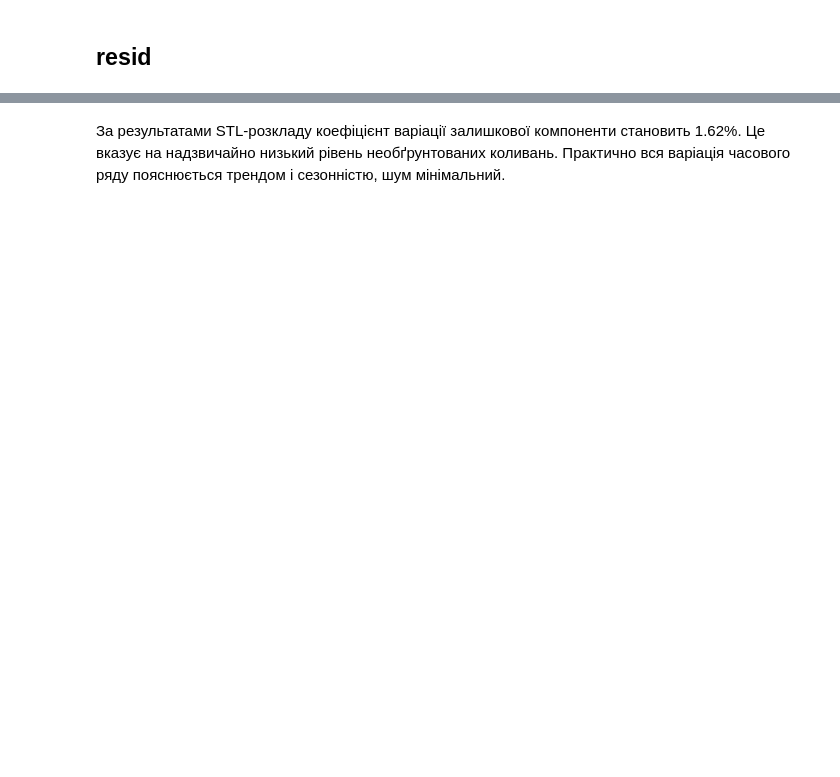
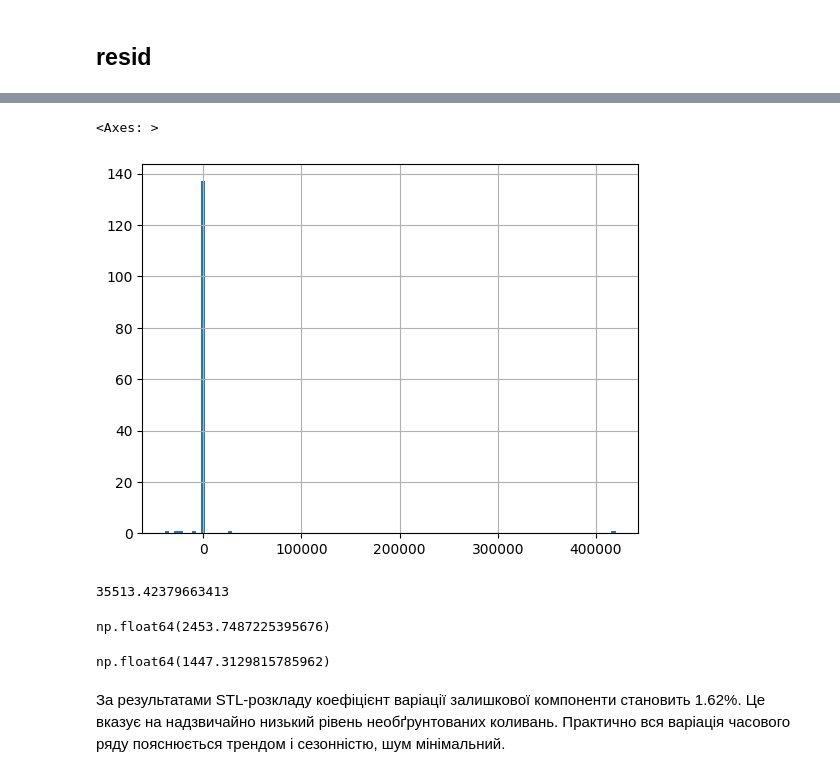
Before and after one commit to cpython-projects/python_da_17_03_26, a Jupyter notebook: lesson_21.ipynb, the cells around one changed output, grey strips where cells are left out. Cells and saved outputs as stored; diff of their text form; code cells hidden in the pictures; blank space fills up the shorter version.

```diff
--- a/lesson_21.ipynb
+++ b/lesson_21.ipynb
@@ -622,0 +1155,3 @@ STL сам по собі **нічого статистично не переві
+# %%
+store_45 = store_45.set_index('Date').sort_index()
+store_45
@@ -622,0 +1177,3 @@ STL сам по собі **нічого статистично не переві
+# %%
+store_45 = store_45['Weekly_Sales']
+store_45
@@ -622,0 +1196,8 @@ STL сам по собі **нічого статистично не переві
+# %%
+from statsmodels.tsa.seasonal import STL
+
+stl = STL(store_45, period=100, robust=True).fit()
+# %%
+trend = stl.trend
+resid = stl.resid
+season = stl.seasonal
@@ -625,2 +1218,19 @@ STL сам по собі **нічого статистично не переві
+# %%
+resid.hist(bins=100)
+# %% [output]
+<Axes: >
+[figure, added]
+# %%
+resid.std()
+# %% [output]
+35513.42379663413
+# %%
+resid.mean()
+# %% [output]
+np.float64(2453.7487225395676)
+# %%
+resid.std() / resid.mean() * 100
+# %% [output]
+np.float64(1447.3129815785962)
 # %% [markdown]
 За результатами STL-розкладу коефіцієнт варіації залишкової компоненти становить 1.62%. Це вказує на надзвичайно низький рівень необґрунтованих коливань. Практично вся варіація часового ряду пояснюється трендом і сезонністю, шум мінімальний.
```
Also changed, not shown: parts of 50 cells of this notebook.
